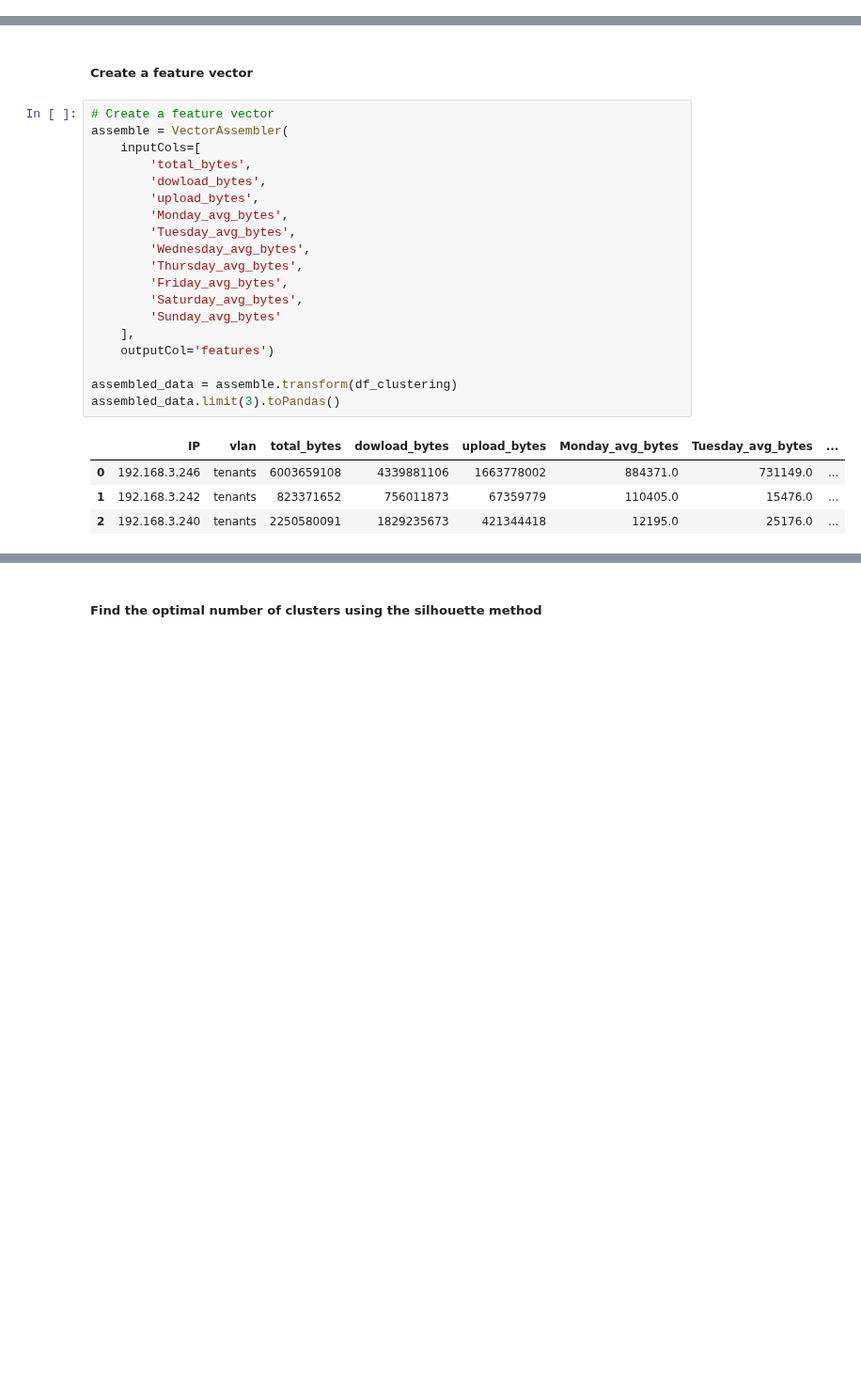
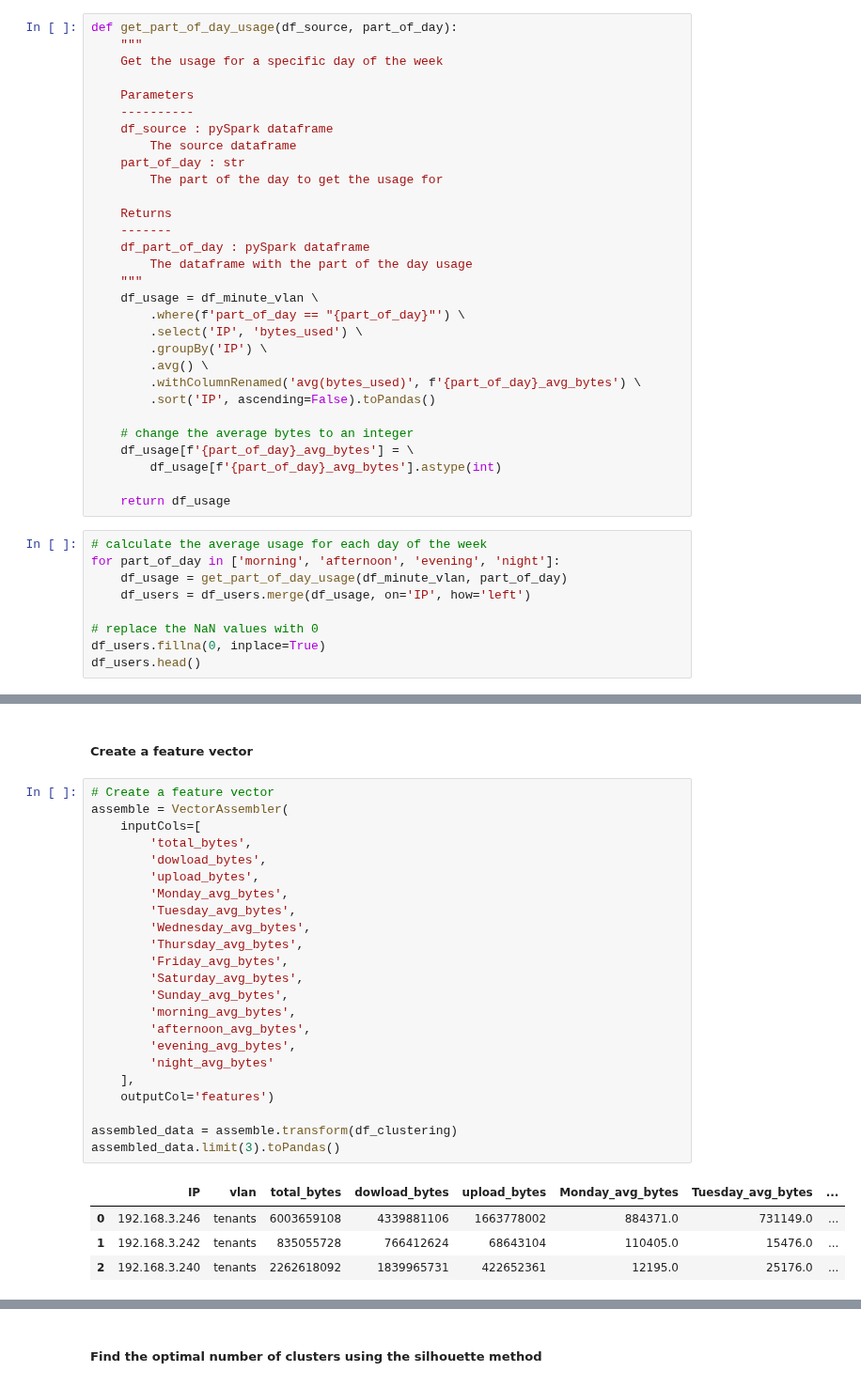
Before and after one commit to JohnnyFoulds/dsm010-2021-oct, a Jupyter notebook: coursework_02/cw02.ipynb, the cells around one changed output, grey strips where cells are left out. Shown at 94% size. Drawn from its saved outputs; the diff is of its cells as text; blank space fills up the shorter version.

Commit message:
Added feature for average bytes on part of day

```diff
--- a/coursework_02/cw02.ipynb
+++ b/coursework_02/cw02.ipynb
@@ -1067,3 +1103,42 @@ Split the total usage into the following parts of the day.
 |Afternoon|12:00|17:59|
 |Evening|18:00|23:59|
 |Night|0:00|4:59|
+# %%
+def get_part_of_day_usage(df_source, part_of_day):
+    """
+    Get the usage for a specific day of the week
+
+    Parameters
+    ----------
+    df_source : pySpark dataframe
+        The source dataframe
+    part_of_day : str
+        The part of the day to get the usage for
+
+    Returns
+    -------
+    df_part_of_day : pySpark dataframe
+        The dataframe with the part of the day usage
+    """
+    df_usage = df_minute_vlan \
+        .where(f'part_of_day == "{part_of_day}"') \
+        .select('IP', 'bytes_used') \
+        .groupBy('IP') \
+        .avg() \
+        .withColumnRenamed('avg(bytes_used)', f'{part_of_day}_avg_bytes') \
+        .sort('IP', ascending=False).toPandas()
+
+    # change the average bytes to an integer
+    df_usage[f'{part_of_day}_avg_bytes'] = \
+        df_usage[f'{part_of_day}_avg_bytes'].astype(int)
+
+    return df_usage
+# %%
+# calculate the average usage for each day of the week
+for part_of_day in ['morning', 'afternoon', 'evening', 'night']:
+    df_usage = get_part_of_day_usage(df_minute_vlan, part_of_day)
+    df_users = df_users.merge(df_usage, on='IP', how='left')
+
+# replace the NaN values with 0
+df_users.fillna(0, inplace=True)
+df_users.head()
@@ -1105,27 +1191,31 @@ df_clustering.describe().toPandas()
 # %%
 # Create a feature vector
 assemble = VectorAssembler(
     inputCols=[
         'total_bytes',
         'dowload_bytes',
         'upload_bytes',
         'Monday_avg_bytes',
         'Tuesday_avg_bytes',
         'Wednesday_avg_bytes',
         'Thursday_avg_bytes',
         'Friday_avg_bytes',
         'Saturday_avg_bytes',
-        'Sunday_avg_bytes'
+        'Sunday_avg_bytes',
+        'morning_avg_bytes',
+        'afternoon_avg_bytes',
+        'evening_avg_bytes',
+        'night_avg_bytes'
     ],
     outputCol='features')
 
 assembled_data = assemble.transform(df_clustering)
 assembled_data.limit(3).toPandas()
 # %% [output]
 |  | IP | vlan | total_bytes | dowload_bytes | upload_bytes | Monday_avg_bytes | Tuesday_avg_bytes | ... |
 | 0 | 192.168.3.246 | tenants | 6003659108 | 4339881106 | 1663778002 | 884371.0 | 731149.0 | ... |
-| 1 | 192.168.3.242 | tenants | 823371652 | 756011873 | 67359779 | 110405.0 | 15476.0 | ... |
-| 2 | 192.168.3.240 | tenants | 2250580091 | 1829235673 | 421344418 | 12195.0 | 25176.0 | ... |
+| 1 | 192.168.3.242 | tenants | 835055728 | 766412624 | 68643104 | 110405.0 | 15476.0 | ... |
+| 2 | 192.168.3.240 | tenants | 2262618092 | 1839965731 | 422652361 | 12195.0 | 25176.0 | ... |
 # %%
 # scale the features
 scale = StandardScaler(inputCol='features',outputCol='standardized')
```
Also changed, not shown: parts of 49 cells of this notebook, 24 other files.
